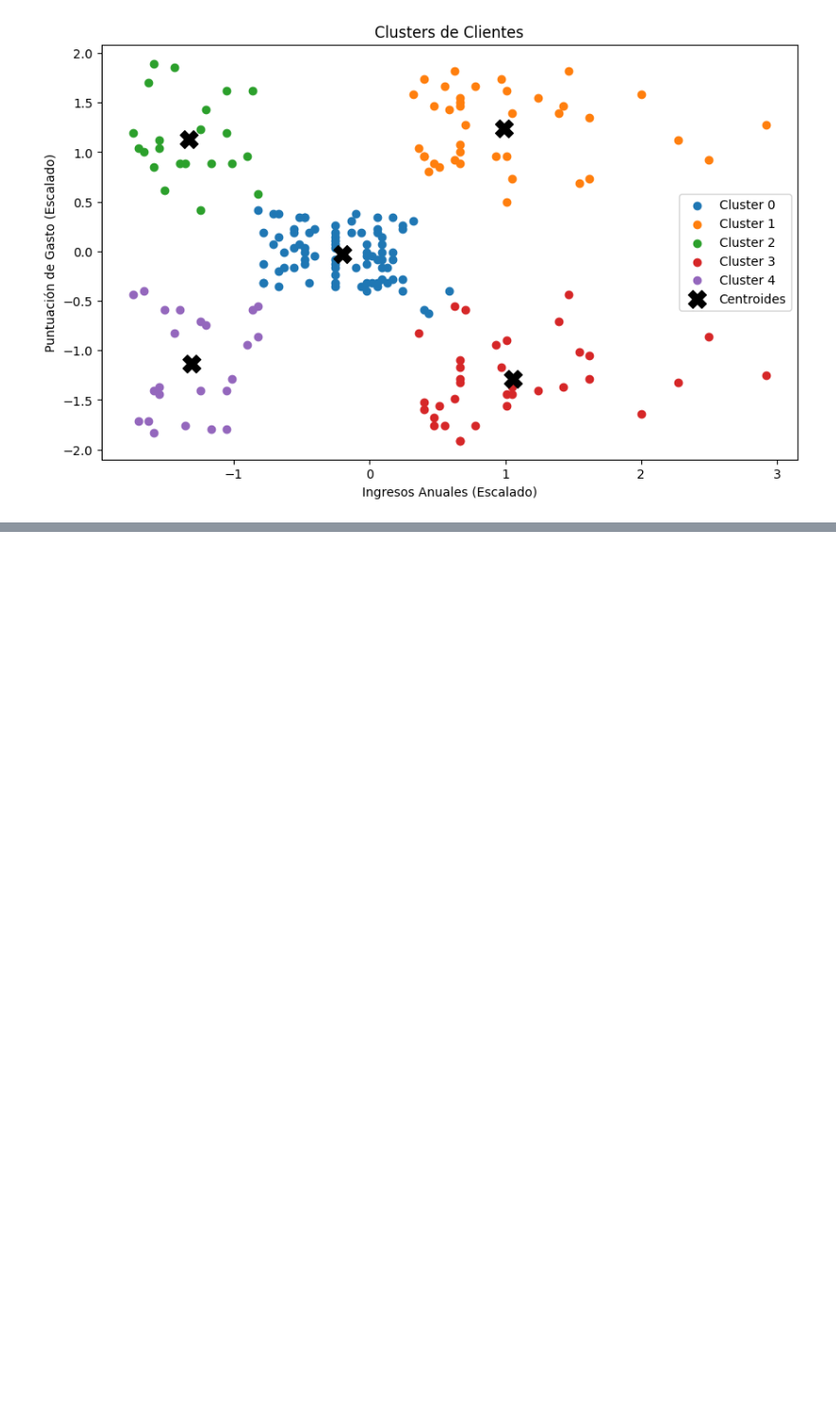
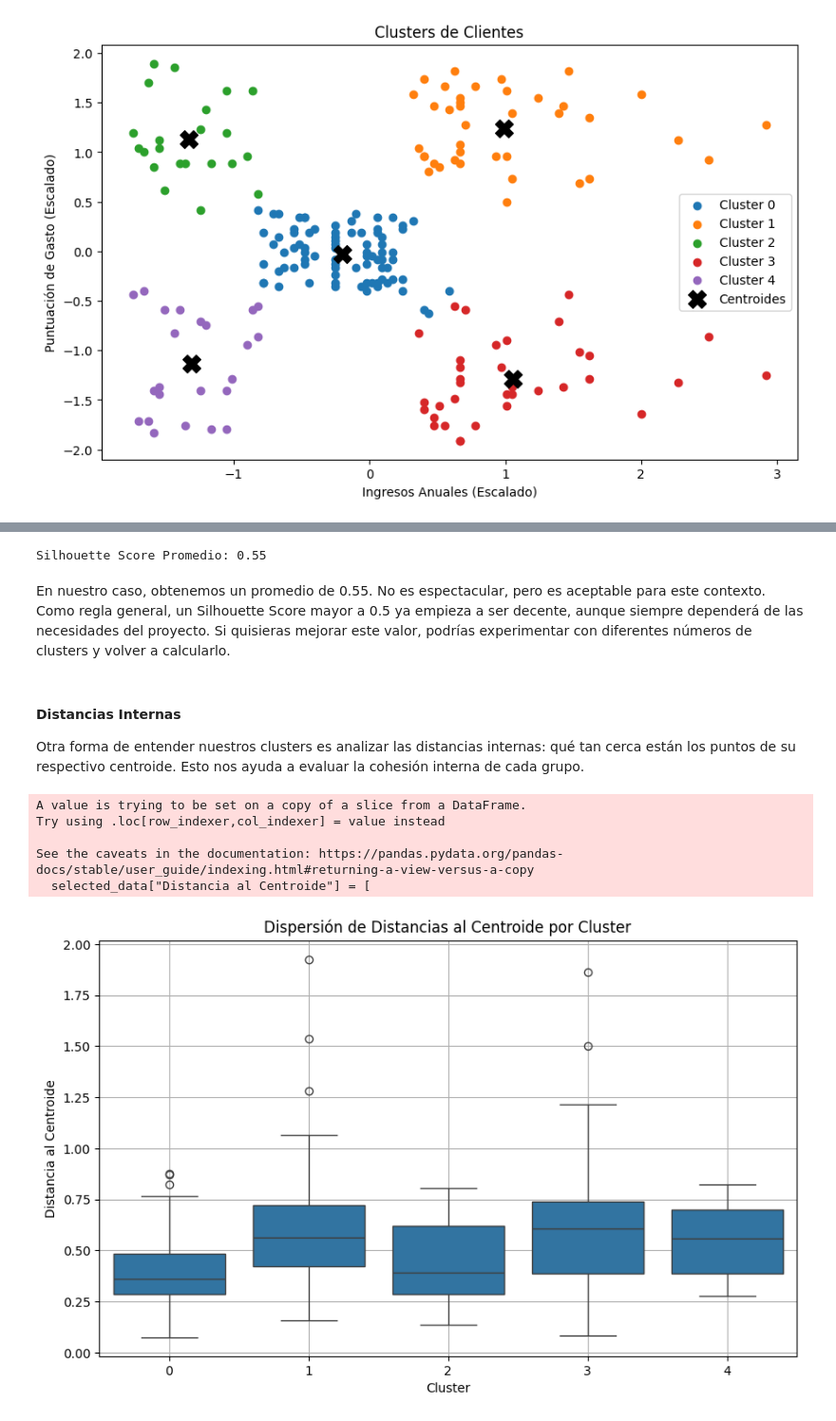
Before and after one commit to ManuelEspejo/Fundamentos-Machine-Learning, a Jupyter notebook: notebooks/02_Aprendizaje-No-Supervisado.ipynb, the cells around one changed output, grey strips where cells are left out. Shown at 95% size. Cells and saved outputs as stored; diff of their text form; code cells hidden in the pictures; blank space fills up the shorter version.

```diff
--- a/notebooks/02_Aprendizaje-No-Supervisado.ipynb
+++ b/notebooks/02_Aprendizaje-No-Supervisado.ipynb
@@ -459,0 +479,34 @@ Con esta tabla, podemos simplificar las acciones necesarias para cada grupo, fac
+# %%
+# Calcular el Silhouette Score
+silhouette_avg = silhouette_score(scaled_df, selected_data["Cluster"])
+print(f"Silhouette Score Promedio: {silhouette_avg:.2f}")
+# %% [output]
+Silhouette Score Promedio: 0.55
+# %% [markdown]
+En nuestro caso, obtenemos un promedio de 0.55. No es espectacular, pero es aceptable para este contexto. Como regla general, un Silhouette Score mayor a 0.5 ya empieza a ser decente, aunque siempre dependerá de las necesidades del proyecto. Si quisieras mejorar este valor, podrías experimentar con diferentes números de clusters y volver a calcularlo.
+# %% [markdown]
+#### Distancias Internas
+
+Otra forma de entender nuestros clusters es analizar las distancias internas: qué tan cerca están los puntos de su respectivo centroide. Esto nos ayuda a evaluar la cohesión interna de cada grupo.
+# %%
+# Calcular la distancia de cada punto a su centroide
+selected_data["Distancia al Centroide"] = [
+    np.linalg.norm(point - kmeans.cluster_centers_[label])
+    for point, label in zip(scaled_df.values, selected_data["Cluster"])
+]
+
+# Boxplot para analizar la dispersión dentro de cada cluster
+plt.figure(figsize=(10, 6))
+sns.boxplot(x="Cluster", y="Distancia al Centroide", data=selected_data)
+plt.title("Dispersión de Distancias al Centroide por Cluster")
+plt.xlabel("Cluster")
+plt.ylabel("Distancia al Centroide")
+plt.grid()
+plt.show()
+# %% [output]
+A value is trying to be set on a copy of a slice from a DataFrame.
+Try using .loc[row_indexer,col_indexer] = value instead
+
+See the caveats in the documentation: https://pandas.pydata.org/pandas-docs/stable/user_guide/indexing.html#returning-a-view-versus-a-copy
+  selected_data["Distancia al Centroide"] = [
+[figure, added]
```
Also changed, not shown: parts of 13 cells of this notebook.
